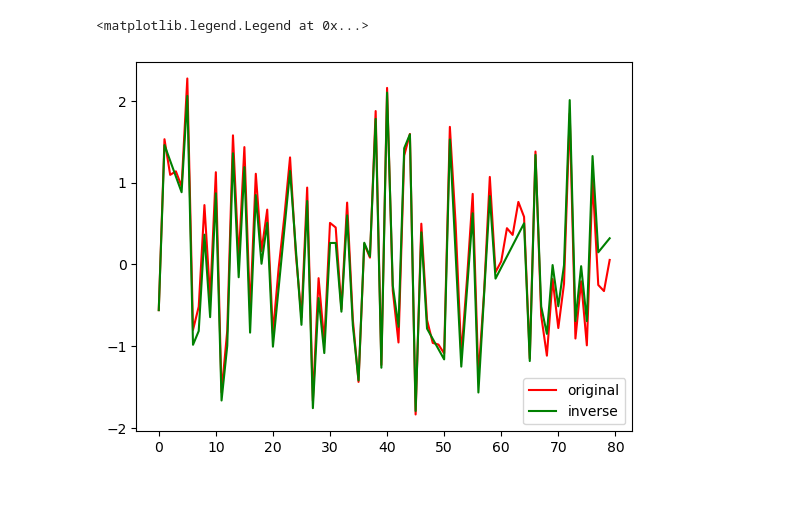
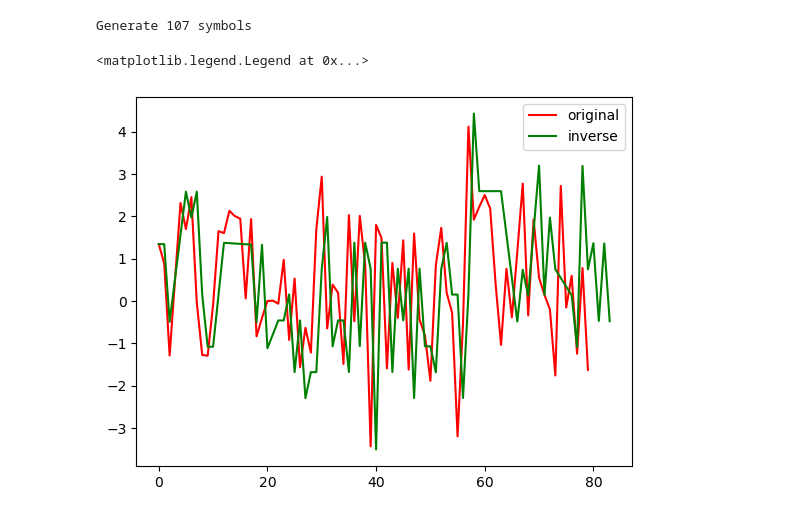
Before and after one commit to inEXASCALE/qabba, a Jupyter notebook: test.ipynb, the cells around one changed output. Drawn from its saved outputs; the diff is of its cells as text; code cells hidden in the pictures.

```diff
--- a/test.ipynb
+++ b/test.ipynb
@@ -3,17 +3,19 @@ from software.qabba import QABBA
 from fABBA import JABBA
 import numpy as np
 # %%
-ts = np.random.normal(0, 1, (120, 80))
-qabba = QABBA(tol=0.1, init="agg", alpha=0.1, bits_for_len=3, bits_for_inc=12, verbose=0)
+np.random.seed(4123123)
+ts = np.random.normal(0, 2, (470, 80))
+qabba = QABBA(tol=0.1, init="agg", alpha=0.2, verbose=1, bits_for_len=2, scl=2, bits_for_inc=12)
 
 strings = qabba.fit_transform(ts)
 inverse_ts = qabba.inverse_transform(strings)
 
 import matplotlib.pyplot as plt
 
 plt.plot(ts[3], c='r', label='original')
 plt.plot(inverse_ts[3], c='g', label='inverse')
 plt.legend()
 # %% [output]
-<matplotlib.legend.Legend at 0x...>
+Generate 107 symbols
+<matplotlib.legend.Legend at 0x...>
-[figure, old version]
+[figure, new version]
```
Also changed, not shown: parts of 5 cells of this notebook, 52 other files.
